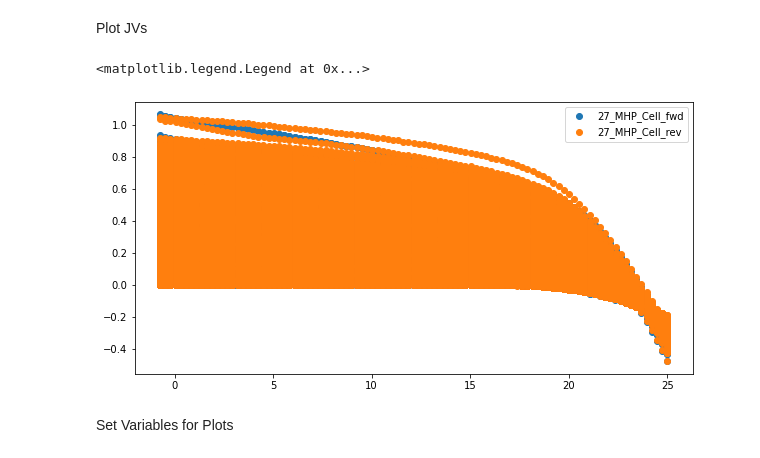
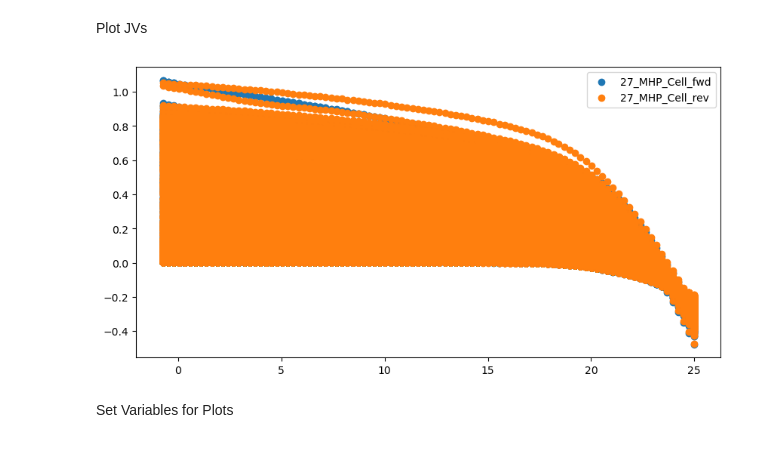
Before and after one commit to fenning-research-group/parasol, a Jupyter notebook: parasol/notebook/graphing_notebook.ipynb, the cells around one changed output. Drawn from its saved outputs; the diff is of its cells as text; code cells hidden in the pictures.

```diff
--- a/parasol/notebook/graphing_notebook.ipynb
+++ b/parasol/notebook/graphing_notebook.ipynb
@@ -96,19 +98,20 @@ Plot JVs
 # %%
 # Generaic load all data and plot
 plt.rcParams["figure.figsize"] = (10,5)
 figure, axes = plt.subplots(1)
 
 for test in range(len(jv_files)):
 
     jv_t, jv_vapp, jv_v_fwd, jv_i_fwd, jv_j_fwd, jv_p_fwd, jv_v_rev, jv_i_rev, jv_j_rev, jv_p_rev = analysis.load_jv_files(jv_file_paths=jv_files[test])
 
     axes.scatter(jv_v_fwd, jv_j_fwd, label = f'{test_folders[test][-11:]}_fwd')
     axes.scatter(jv_v_rev, jv_j_rev, label = f'{test_folders[test][-11:]}_rev')
 
 axes.legend()
+
+figure
 # %% [output]
-<matplotlib.legend.Legend at 0x...>
-[figure, old version]
+[figure, new version]
 # %% [markdown]
 Set Variables for Plots
 # %%
```
Also changed, not shown: parts of 4 cells of this notebook, 7 other files.
